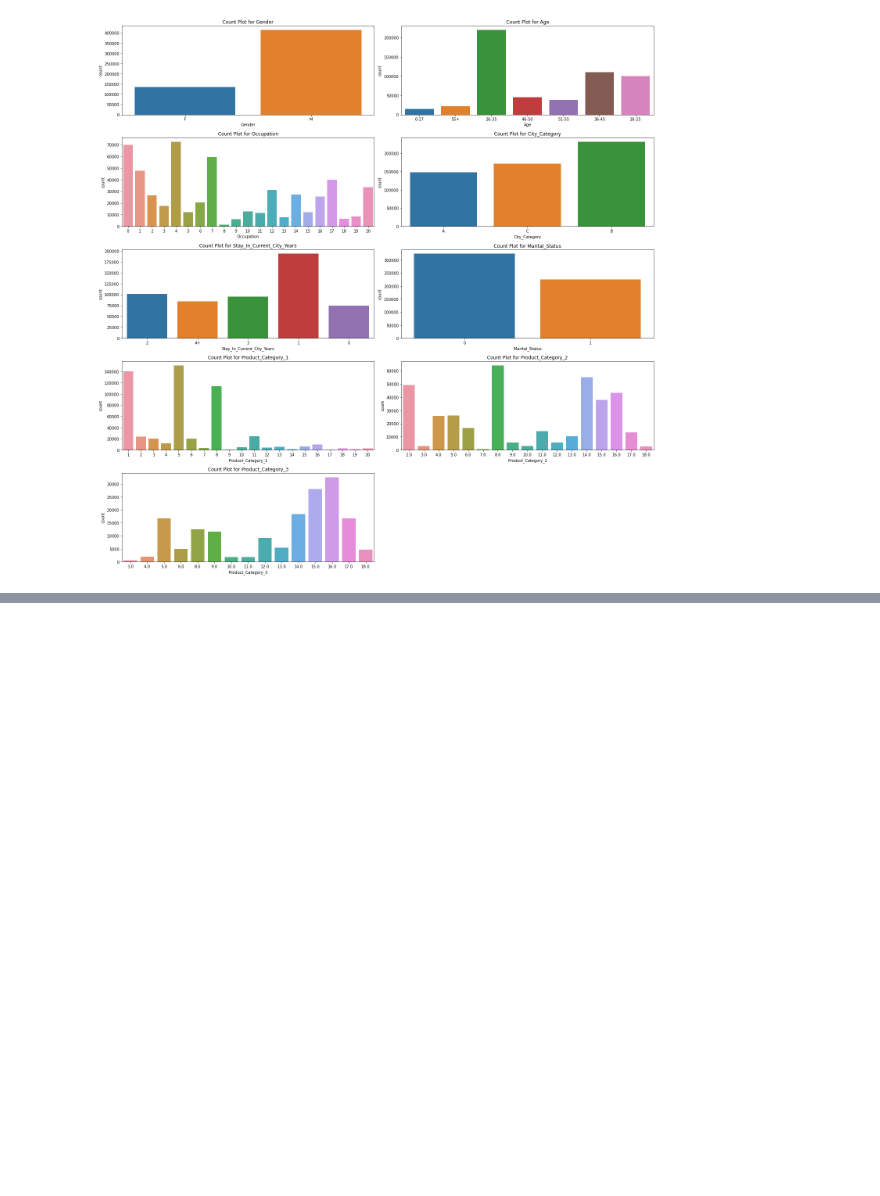
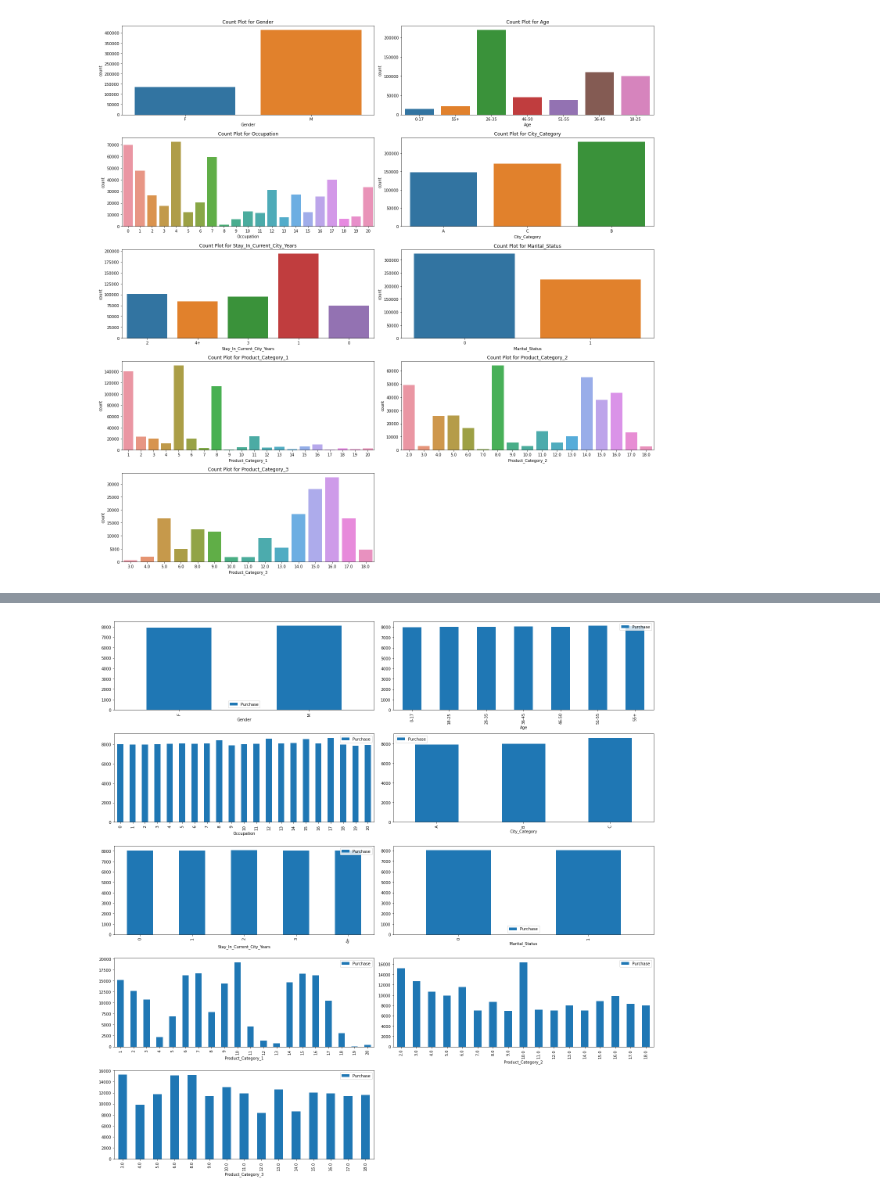
Before and after one commit to 1Anand1/Black_Friday_Sales_Prediction, a Jupyter notebook: black_friday_sales.ipynb, the cells around one changed output, grey strips where cells are left out. Saved outputs shown, nothing was run; the diff lists cells and outputs as text; code cells hidden in the pictures; blank space fills up the shorter version.

```diff
--- a/black_friday_sales.ipynb
+++ b/black_friday_sales.ipynb
@@ -128,0 +189,4 @@ plt.show()
+# %%
+bivariate_with_pivots(pd_median)
+# %% [output]
+[figure, added]
```
Also changed, not shown: parts of 8 cells of this notebook.
